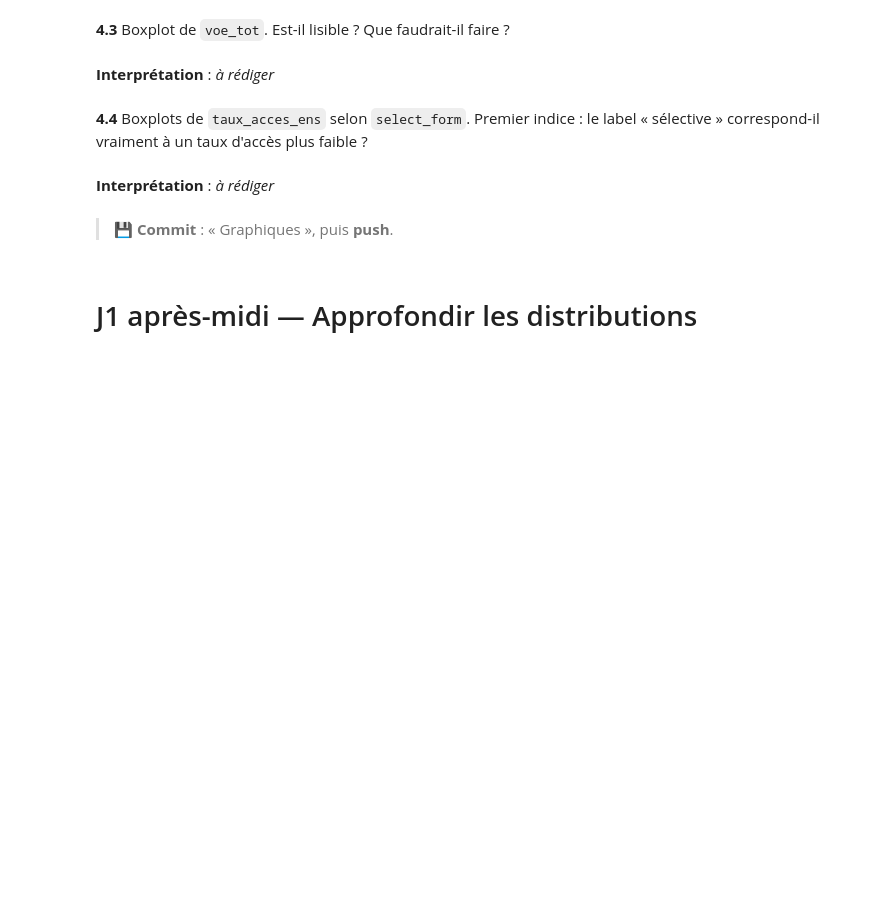
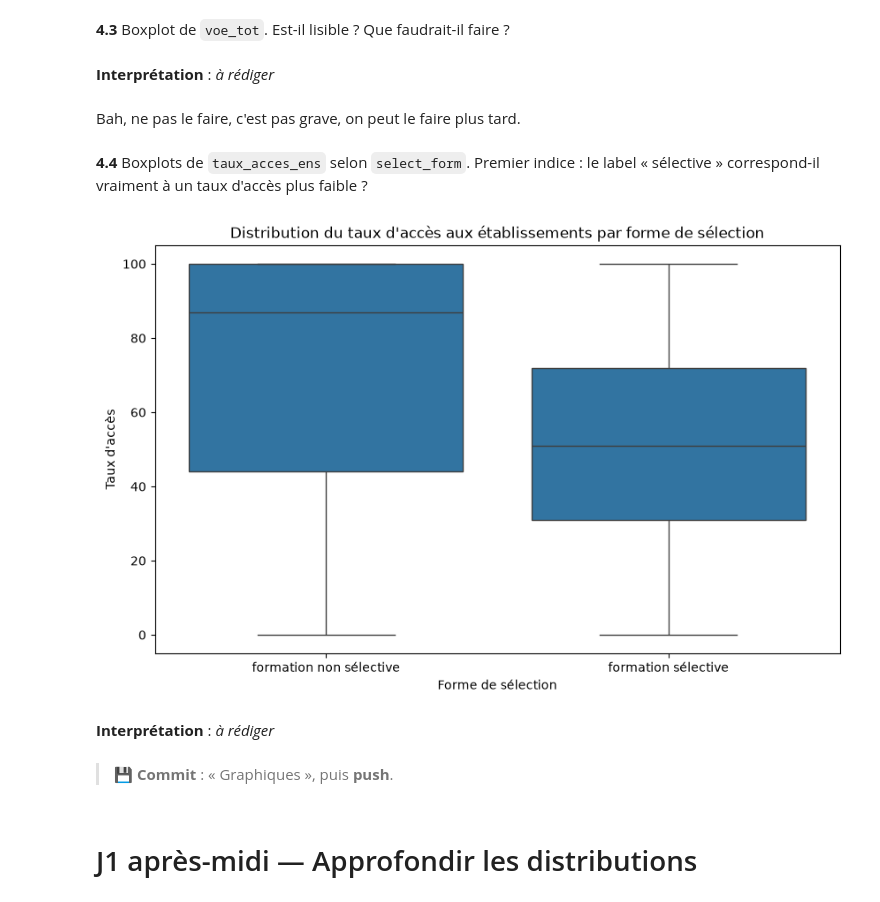
Before and after one commit to Anaisblk/Analyse-Parcoursup, a Jupyter notebook: TP_Parcoursup.ipynb, the cells around one changed output. Drawn from its saved outputs; the diff is of its cells as text; code cells hidden in the pictures; blank space fills up the shorter version.

```diff
--- a/TP_Parcoursup.ipynb
+++ b/TP_Parcoursup.ipynb
@@ -173,8 +317,23 @@ On étudie la dispersion de `voe_tot` de bout en bout, puis on la compare à `ta
 **4.3** Boxplot de `voe_tot`. Est-il lisible ? Que faudrait-il faire ?
 # %% [markdown]
 **Interprétation** : _à rédiger_
+# %% [markdown]
+Bah, ne pas le faire, c'est pas grave, on peut le faire plus tard.
 # %% [markdown]
 **4.4** Boxplots de `taux_acces_ens` selon `select_form`. Premier indice : le label « sélective » correspond-il vraiment à un taux d'accès plus faible ?
+# %%
+# Boxplots de `taux_acces_ens` selon `select_form`
+
+import matplotlib.pyplot as plt
+
+plt.figure(figsize=(10, 6))
+sns.boxplot(data=df, x='select_form', y='taux_acces_ens')
+plt.title('Distribution du taux d\'accès aux établissements par forme de sélection')
+plt.xlabel('Forme de sélection')
+plt.ylabel('Taux d\'accès')
+plt.show()
+# %% [output]
+[figure, added]
 # %% [markdown]
 **Interprétation** : _à rédiger_
 # %% [markdown]
```
Also changed, not shown: parts of 10 cells of this notebook.
